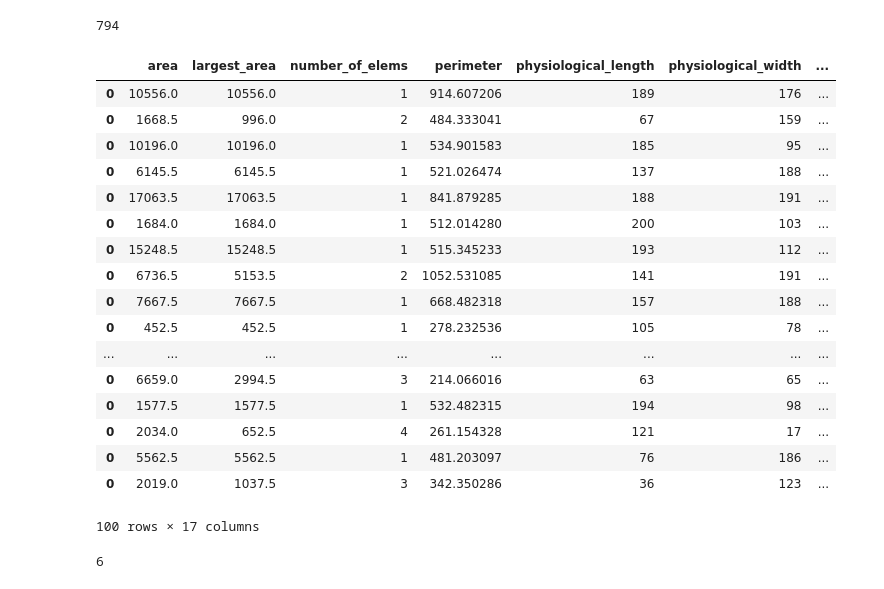
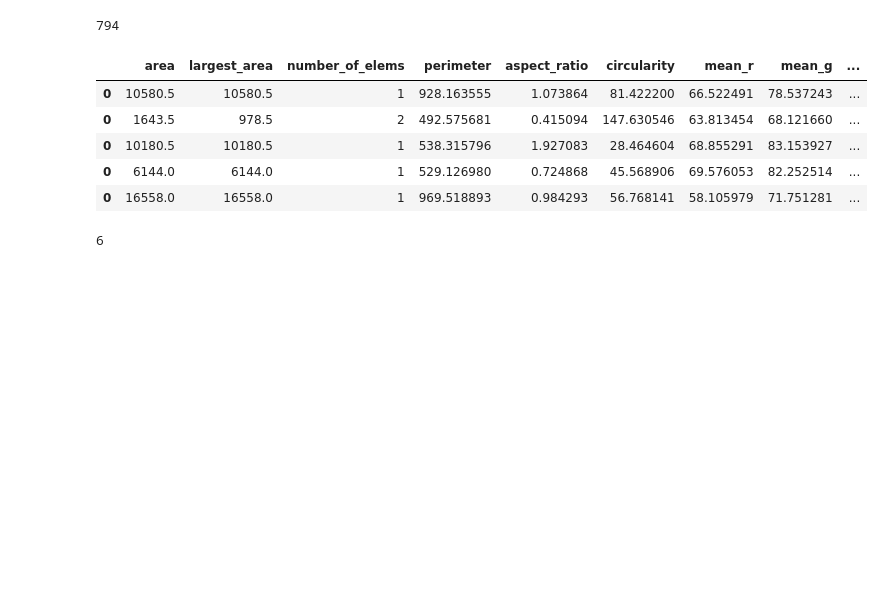
Before and after one commit to Anacriel/plant_seed_classification, a Jupyter notebook: notebooks/0.4-train-first-svm-model.ipynb, the cells around one changed output. Cells and saved outputs as stored; diff of their text form; code cells hidden in the pictures; blank space fills up the shorter version.

```diff
--- a/notebooks/0.4-train-first-svm-model.ipynb
+++ b/notebooks/0.4-train-first-svm-model.ipynb
@@ -193,28 +197,16 @@ images, titles = vs.read_images(test_image_dir, data_type='test')
 features_of_img = create_dataset_added_features(images, titles, kind='title')
 # %%
 features_of_img.drop(columns='title', inplace=True)
-features_of_img.drop(columns=['correlation'], inplace=True)
+#features_of_img.drop(columns=['circularity'], inplace=True)
 # %%
-features_of_img.head(100)
+features_of_img.head(5)
 # %% [output]
-|  | area | largest_area | number_of_elems | perimeter | physiological_length | physiological_width | ... |
-| 0 | 10556.0 | 10556.0 | 1 | 914.607206 | 189 | 176 | ... |
-| 0 | 1668.5 | 996.0 | 2 | 484.333041 | 67 | 159 | ... |
-| 0 | 10196.0 | 10196.0 | 1 | 534.901583 | 185 | 95 | ... |
-| 0 | 6145.5 | 6145.5 | 1 | 521.026474 | 137 | 188 | ... |
-| 0 | 17063.5 | 17063.5 | 1 | 841.879285 | 188 | 191 | ... |
-| 0 | 1684.0 | 1684.0 | 1 | 512.014280 | 200 | 103 | ... |
-| 0 | 15248.5 | 15248.5 | 1 | 515.345233 | 193 | 112 | ... |
-| 0 | 6736.5 | 5153.5 | 2 | 1052.531085 | 141 | 191 | ... |
-| 0 | 7667.5 | 7667.5 | 1 | 668.482318 | 157 | 188 | ... |
-| 0 | 452.5 | 452.5 | 1 | 278.232536 | 105 | 78 | ... |
-| ... | ... | ... | ... | ... | ... | ... | ... |
-| 0 | 6659.0 | 2994.5 | 3 | 214.066016 | 63 | 65 | ... |
-| 0 | 1577.5 | 1577.5 | 1 | 532.482315 | 194 | 98 | ... |
-| 0 | 2034.0 | 652.5 | 4 | 261.154328 | 121 | 17 | ... |
-| 0 | 5562.5 | 5562.5 | 1 | 481.203097 | 76 | 186 | ... |
-| 0 | 2019.0 | 1037.5 | 3 | 342.350286 | 36 | 123 | ... |
+|  | area | largest_area | number_of_elems | perimeter | aspect_ratio | circularity | mean_r | mean_g | ... |
+| 0 | 10580.5 | 10580.5 | 1 | 928.163555 | 1.073864 | 81.422200 | 66.522491 | 78.537243 | ... |
+| 0 | 1643.5 | 978.5 | 2 | 492.575681 | 0.415094 | 147.630546 | 63.813454 | 68.121660 | ... |
+| 0 | 10180.5 | 10180.5 | 1 | 538.315796 | 1.927083 | 28.464604 | 68.855291 | 83.153927 | ... |
+| 0 | 6144.0 | 6144.0 | 1 | 529.126980 | 0.724868 | 45.568906 | 69.576053 | 82.252514 | ... |
+| 0 | 16558.0 | 16558.0 | 1 | 969.518893 | 0.984293 | 56.768141 | 58.105979 | 71.751281 | ... |
-100 rows × 17 columns
 # %%
 features_of_img = (features_of_img - X_train.mean()) / X_train.std()
 #features_of_img = scaler.transform(features_of_img)
```
Also changed, not shown: parts of 13 cells of this notebook, 16 other files.
